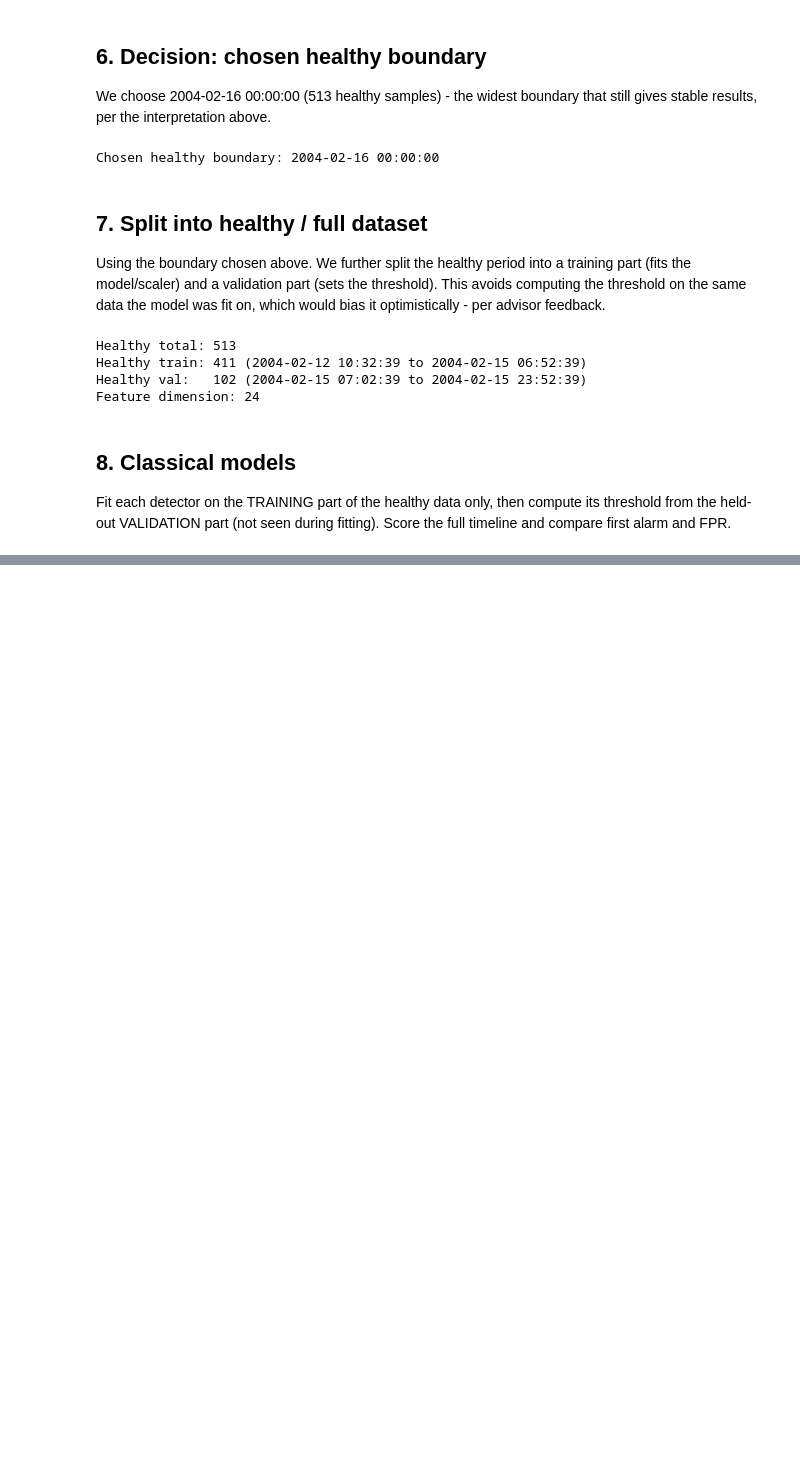
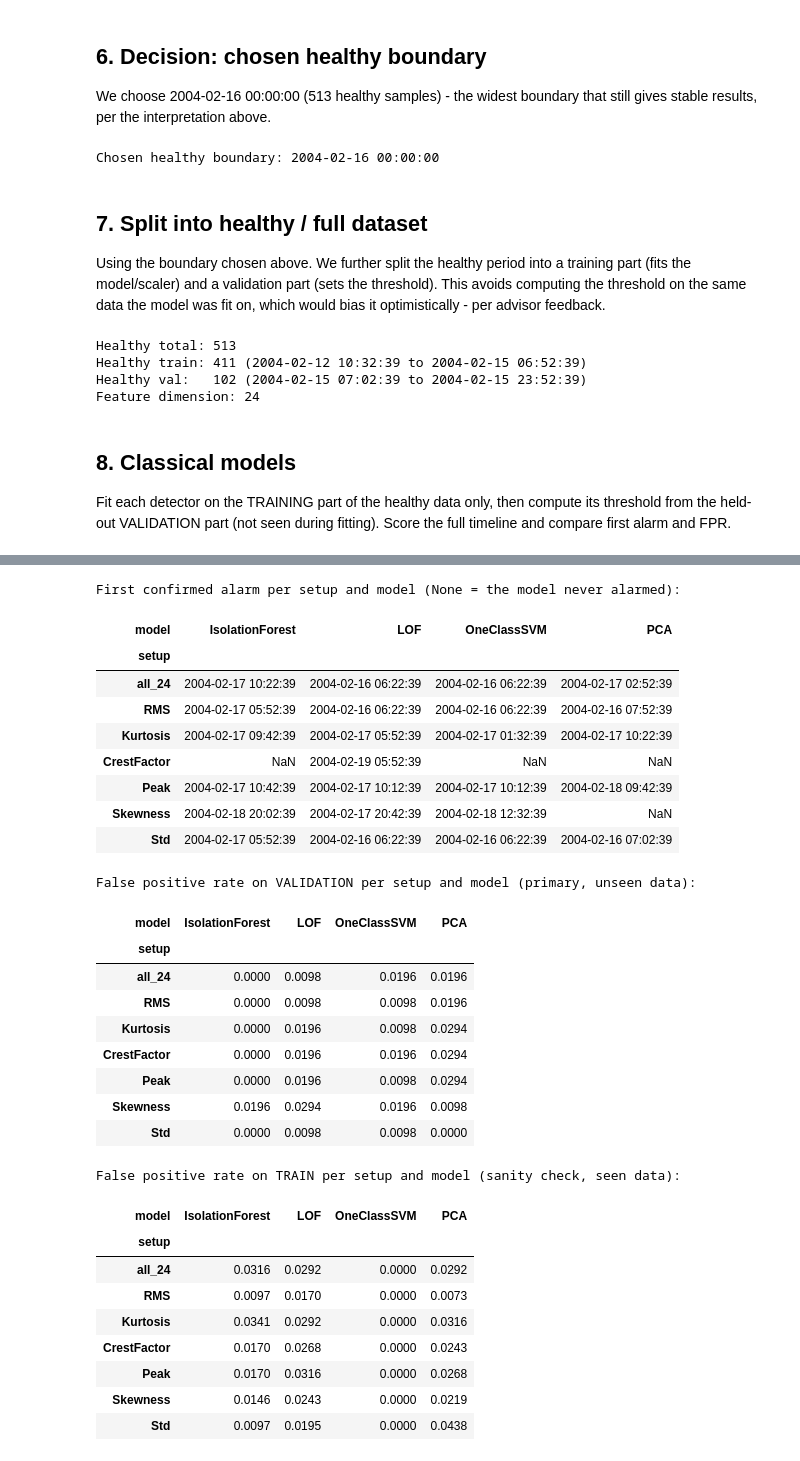
Before and after one commit to maidabiber/anomaly-detection-thesis, a Jupyter notebook: notebooks/analyze_2nd_test.ipynb, the cells around one changed output, grey strips where cells are left out. Drawn from its saved outputs; the diff is of its cells as text; code cells hidden in the pictures; blank space fills up the shorter version.

```diff
--- a/notebooks/analyze_2nd_test.ipynb
+++ b/notebooks/analyze_2nd_test.ipynb
@@ -270,0 +324,73 @@ PCA: threshold=0.08212  first_alarm=2004-02-17 02:52:39  FPR=0.0273
+# %%
+def alarm_and_fpr(scores_series, threshold):
+    is_anomaly = scores_series > threshold
+    alarm = first_confirmed_alarm(is_anomaly, window=20)
+    train_end = df_healthy_train.index[-1]
+    val_end = df_healthy.index[-1]
+    fpr_train = float(is_anomaly[scores_series.index <= train_end].mean())
+    fpr_val = float(is_anomaly[(scores_series.index > train_end) & (scores_series.index <= val_end)].mean())
+    alarm_str = alarm.strftime('%Y-%m-%d %H:%M:%S') if alarm is not None else None
+    return alarm_str, round(fpr_train, 4), round(fpr_val, 4)
+
+comparison = []
+for name, _, _ in classical:
+    r = classical_results[name]
+    alarm, fpr_train, fpr_val = alarm_and_fpr(r['scores'], r['threshold'])
+    comparison.append({'setup': 'all_24', 'model': name, 'alarm': alarm,
+                       'fpr_train': fpr_train, 'fpr_val': fpr_val})
+
+feature_types = ['RMS', 'Kurtosis', 'CrestFactor', 'Peak', 'Skewness', 'Std']
+for feat in feature_types:
+    cols = [c for c in df.columns if c.endswith('_' + feat)]
+    Xtr_f, Xa_f, sc_f = scale_features(df_healthy_train[cols], df[cols])
+    Xva_f = sc_f.transform(df_healthy_val[cols])
+    for name, fit_fn, score_fn in classical:
+        model = fit_fn(Xtr_f)
+        full_scores = score_fn(model, Xa_f)
+        val_scores = score_fn(model, Xva_f)
+        threshold = compute_threshold(val_scores, method="mean_std", n_std=3.0)
+        alarm, fpr_train, fpr_val = alarm_and_fpr(pd.Series(full_scores, index=df.index), threshold)
+        comparison.append({'setup': feat, 'model': name, 'alarm': alarm,
+                           'fpr_train': fpr_train, 'fpr_val': fpr_val})
+
+order = ['all_24'] + feature_types
+comp_df = pd.DataFrame(comparison)
+comp_df['setup'] = pd.Categorical(comp_df['setup'], categories=order, ordered=True)
+comp_df = comp_df.sort_values(['setup', 'model']).reset_index(drop=True)
+print("First confirmed alarm per setup and model (None = the model never alarmed):")
+display(comp_df.pivot_table(index='setup', columns='model', values='alarm', aggfunc='first', observed=True))
+print("False positive rate on VALIDATION per setup and model (primary, unseen data):")
+display(comp_df.pivot_table(index='setup', columns='model', values='fpr_val', aggfunc='first', observed=True).style.format('{:.4f}'))
+print("False positive rate on TRAIN per setup and model (sanity check, seen data):")
+display(comp_df.pivot_table(index='setup', columns='model', values='fpr_train', aggfunc='first', observed=True).style.format('{:.4f}'))
+# %% [output]
+First confirmed alarm per setup and model (None = the model never alarmed):
+| model | IsolationForest | LOF | OneClassSVM | PCA |
+| setup |  |  |  |  |
+| all_24 | 2004-02-17 10:22:39 | 2004-02-16 06:22:39 | 2004-02-16 06:22:39 | 2004-02-17 02:52:39 |
+| RMS | 2004-02-17 05:52:39 | 2004-02-16 06:22:39 | 2004-02-16 06:22:39 | 2004-02-16 07:52:39 |
+| Kurtosis | 2004-02-17 09:42:39 | 2004-02-17 05:52:39 | 2004-02-17 01:32:39 | 2004-02-17 10:22:39 |
+| CrestFactor | NaN | 2004-02-19 05:52:39 | NaN | NaN |
+| Peak | 2004-02-17 10:42:39 | 2004-02-17 10:12:39 | 2004-02-17 10:12:39 | 2004-02-18 09:42:39 |
+| Skewness | 2004-02-18 20:02:39 | 2004-02-17 20:42:39 | 2004-02-18 12:32:39 | NaN |
+| Std | 2004-02-17 05:52:39 | 2004-02-16 06:22:39 | 2004-02-16 06:22:39 | 2004-02-16 07:02:39 |
+False positive rate on VALIDATION per setup and model (primary, unseen data):
+| model | IsolationForest | LOF | OneClassSVM | PCA |
+| setup |  |  |  |  |
+| all_24 | 0.0000 | 0.0098 | 0.0196 | 0.0196 |
+| RMS | 0.0000 | 0.0098 | 0.0098 | 0.0196 |
+| Kurtosis | 0.0000 | 0.0196 | 0.0098 | 0.0294 |
+| CrestFactor | 0.0000 | 0.0196 | 0.0196 | 0.0294 |
+| Peak | 0.0000 | 0.0196 | 0.0098 | 0.0294 |
+| Skewness | 0.0196 | 0.0294 | 0.0196 | 0.0098 |
+| Std | 0.0000 | 0.0098 | 0.0098 | 0.0000 |
+False positive rate on TRAIN per setup and model (sanity check, seen data):
+| model | IsolationForest | LOF | OneClassSVM | PCA |
+| setup |  |  |  |  |
+| all_24 | 0.0316 | 0.0292 | 0.0000 | 0.0292 |
+| RMS | 0.0097 | 0.0170 | 0.0000 | 0.0073 |
+| Kurtosis | 0.0341 | 0.0292 | 0.0000 | 0.0316 |
+| CrestFactor | 0.0170 | 0.0268 | 0.0000 | 0.0243 |
+| Peak | 0.0170 | 0.0316 | 0.0000 | 0.0268 |
+| Skewness | 0.0146 | 0.0243 | 0.0000 | 0.0219 |
+| Std | 0.0097 | 0.0195 | 0.0000 | 0.0438 |
```
Also changed, not shown: parts of 11 cells of this notebook.
